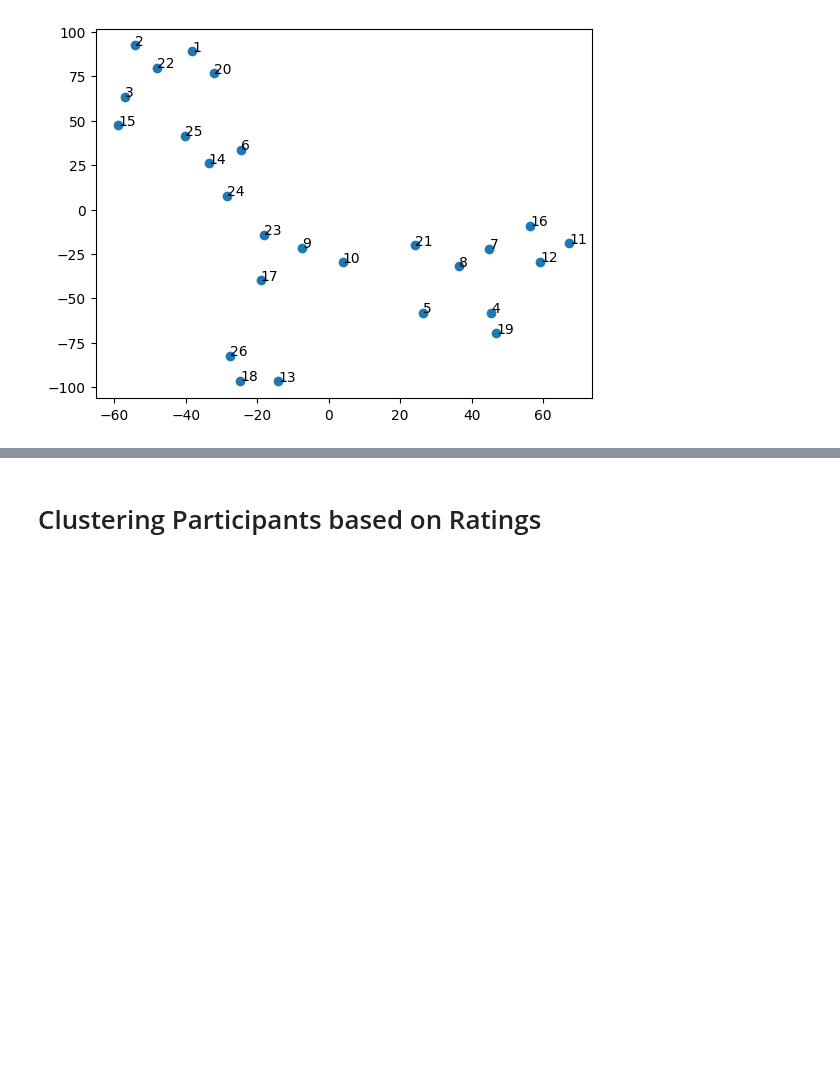
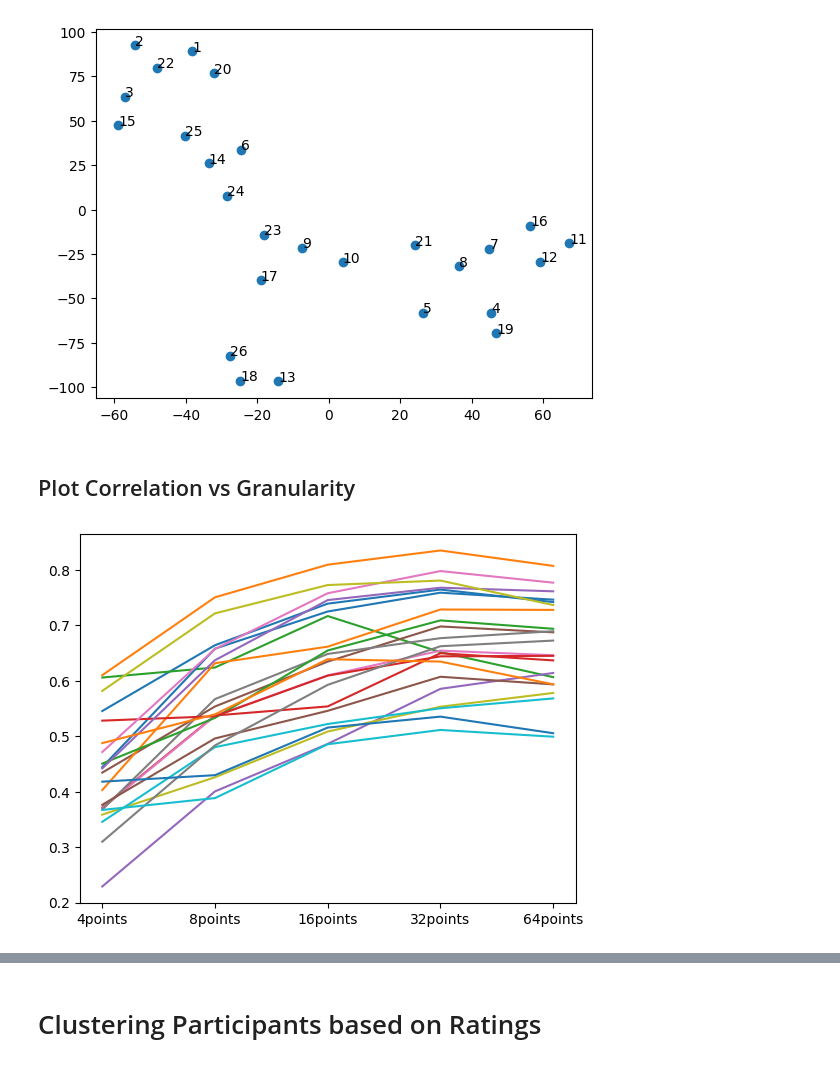
Before and after one commit to shenkev/segment-anything, a Jupyter notebook: analysis/cluster.ipynb, the cells around one changed output, grey strips where cells are left out. Saved outputs shown, nothing was run; the diff lists cells and outputs as text; code cells hidden in the pictures; blank space fills up the shorter version.

```diff
--- a/analysis/cluster.ipynb
+++ b/analysis/cluster.ipynb
@@ -308,3 +308,13 @@ participants = list(range(1, 27))
 run_tsne(df.to_numpy(), labels=participants)
 # %% [output]
 [figure]
+# %% [markdown]
+## Plot Correlation vs Granularity
+# %%
+participants = list(range(1, 27))
+participants = [x for x in participants if x not in [13, 17, 18, 26]]
+
+for i in participants:
+    plt.plot(levels, correlations['rsivl'].iloc[[i-1]][["pearson_{}".format(l) for l in levels]].to_numpy().squeeze())
+# %% [output]
+[figure, added]
```
Also changed, not shown: parts of 6 cells of this notebook.
